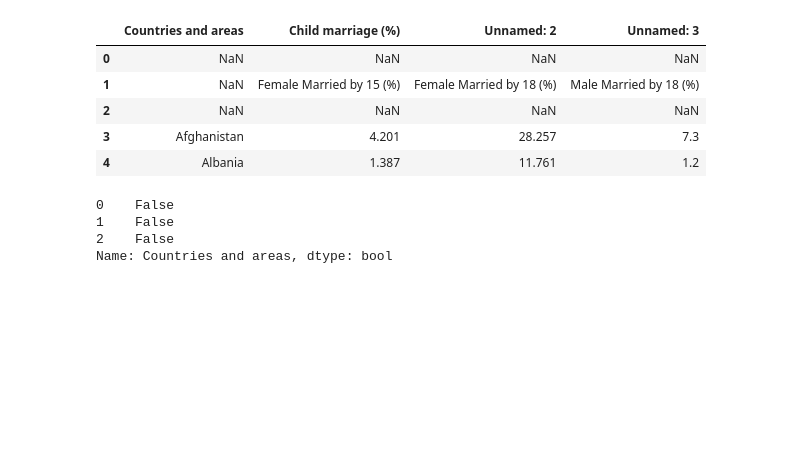
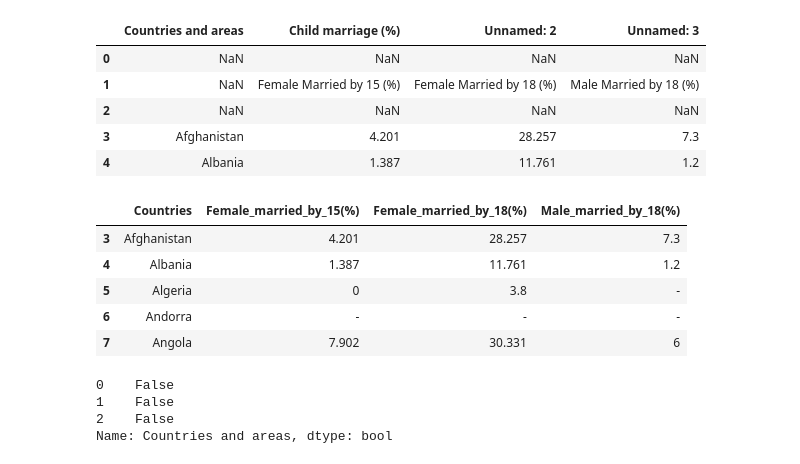
Before and after one commit to shimjide123/datman, a Jupyter notebook: PS2_Yu_Nong.ipynb, the cells around one changed output. Cells and saved outputs as stored; diff of their text form; code cells hidden in the pictures; blank space fills up the shorter version.

```diff
--- a/PS2_Yu_Nong.ipynb
+++ b/PS2_Yu_Nong.ipynb
@@ -32,6 +32,15 @@ Marriage.rename(columns={'Countries and areas': 'Countries'}, inplace=True)
 Marriage.rename(columns={'Female married by 15(%)': 'Female_married_by_15(%)'}, inplace=True)
 # %%
 Marriage=Marriage.drop(Marriage.index[[0,1,2]],axis=0) #I dropped the first 3 rows cuz they are no use
+# %%
+Marriage.head()
+# %% [output]
+|  | Countries | Female_married_by_15(%) | Female_married_by_18(%) | Male_married_by_18(%) |
+| 3 | Afghanistan | 4.201 | 28.257 | 7.3 |
+| 4 | Albania | 1.387 | 11.761 | 1.2 |
+| 5 | Algeria | 0 | 3.8 | - |
+| 6 | Andorra | - | - | - |
+| 7 | Angola | 7.902 | 30.331 | 6 |
 # %%
 Marriage['Countries and areas'][0:3].notnull()
 # %% [output]
```
Also changed, not shown: parts of 5 cells of this notebook.
